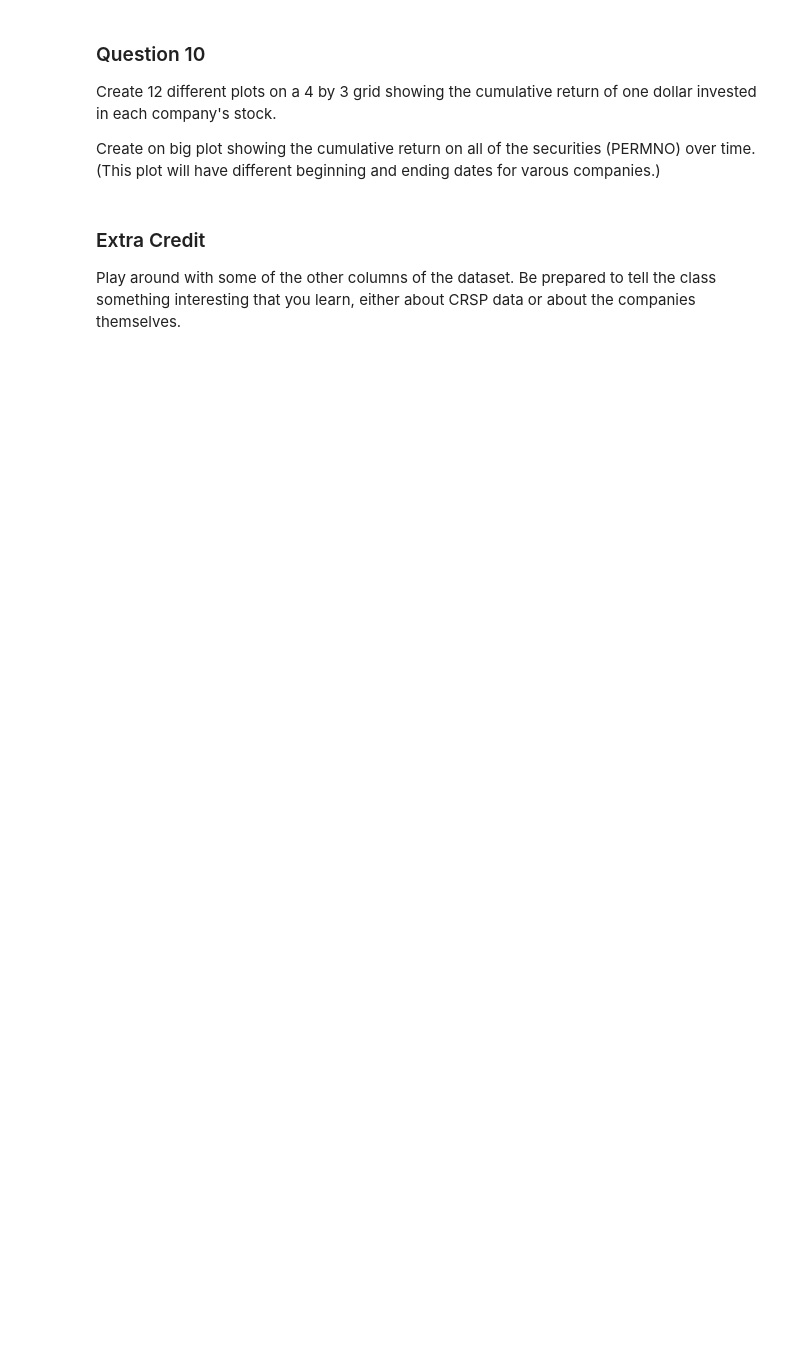
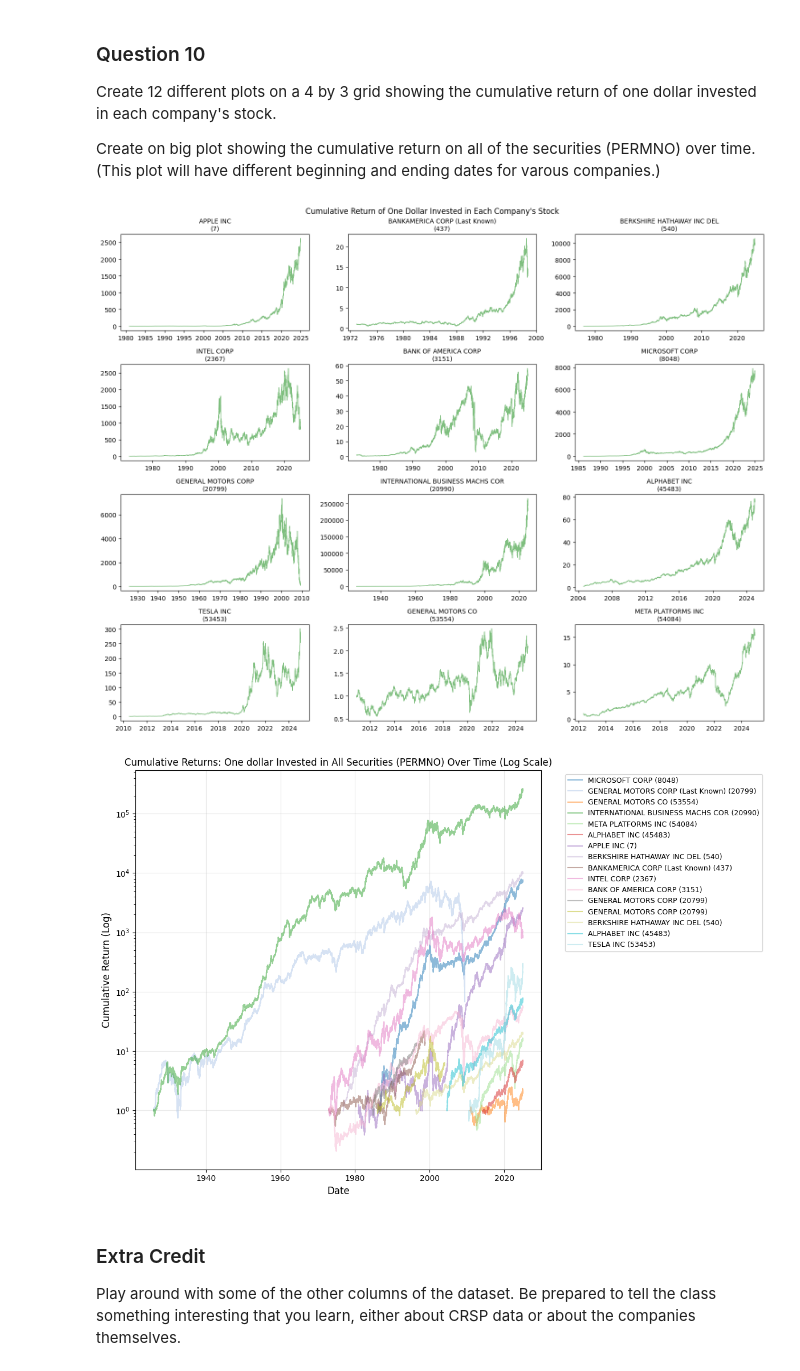
Before and after one commit to aadia1234/BUFN400, a Jupyter notebook: hws/hw1/hw1.ipynb, the cells around one changed output. Drawn from its saved outputs; the diff is of its cells as text; code cells hidden in the pictures; blank space fills up the shorter version.

```diff
--- a/hws/hw1/hw1.ipynb
+++ b/hws/hw1/hw1.ipynb
@@ -853,6 +934,55 @@ Hint: Use `groupby(...).agg(...)`. In addition to 'mean', 'sum', and 'std', ther
 Create 12 different plots on a 4 by 3 grid showing the cumulative return of one dollar invested in each company's stock.
 
 Create on big plot showing the cumulative return on all of the securities (PERMNO) over time. (This plot will have different beginning and ending dates for varous companies.)
+# %%
+permco_securities = dfx.groupby('PERMCO').agg({
+    'PERMNO': lambda x: x.value_counts().index[0],
+    'IssuerNm': 'last',
+    'SecurityNm': 'last'
+}).reset_index()
+
+permno_securities = dfx.groupby('PERMNO').agg({
+    'PERMCO': 'last',
+    'IssuerNm': 'last',
+    'SecurityNm': 'last'
+}).reset_index()
+
+fig, axes = plt.subplots(4, 3, figsize=(15, 12))
+fig.suptitle('Cumulative Return of One Dollar Invested in Each Company\'s Stock')
+
+axes_flat = axes.flatten()
+
+for i, (idx, company_info) in enumerate(permco_securities.iterrows()):
+    company_data = dfx[dfx['PERMNO'] == company_info['PERMNO']]
+    company_name = company_info['IssuerNm']
+
+    axes_flat[i].plot(company_data['DlyCalDt'], company_data['CumReturn'], linewidth=1, color='green', alpha=0.5)
+    axes_flat[i].set_title(f"{company_name}\n({company_info['PERMCO']})", fontsize=10)
+
+
+plt.tight_layout()
+plt.show()
+plt.figure(figsize=(12, 8))
+colors = plt.cm.tab20(np.linspace(0, 1, len(permno_securities)))
+
+for i, (idx, company_info) in enumerate(permno_securities.iterrows()):
+    company_data = dfx[dfx['PERMNO'] == company_info['PERMNO']]
+
+    plt.plot(company_data['DlyCalDt'], company_data['CumReturn'],
+             linewidth=1.5, alpha=0.5, color=colors[i],
+             label=f"{company_info['IssuerNm']} ({company_info['PERMCO']})")
+
+plt.yscale('log')
+plt.title('Cumulative Returns: One dollar Invested in All Securities (PERMNO) Over Time (Log Scale)')
+plt.xlabel('Date', fontsize=12)
+plt.ylabel('Cumulative Return (Log)', fontsize=12)
+plt.grid(True, alpha=0.3)
+plt.legend(bbox_to_anchor=(1.05, 1), loc='upper left', fontsize=9)
+plt.tight_layout()
+plt.show()
+# %% [output]
+[figure, added]
+[figure, added]
 # %% [markdown]
 ### Extra Credit
 
```
Also changed, not shown: parts of 15 cells of this notebook.
